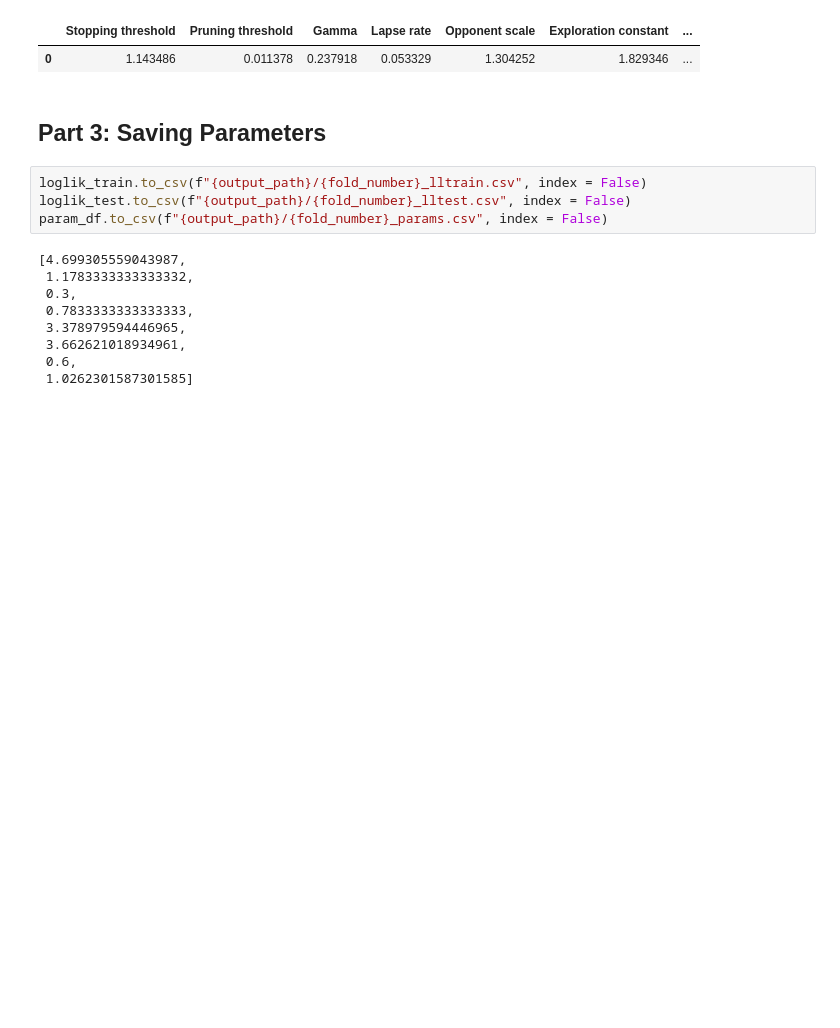
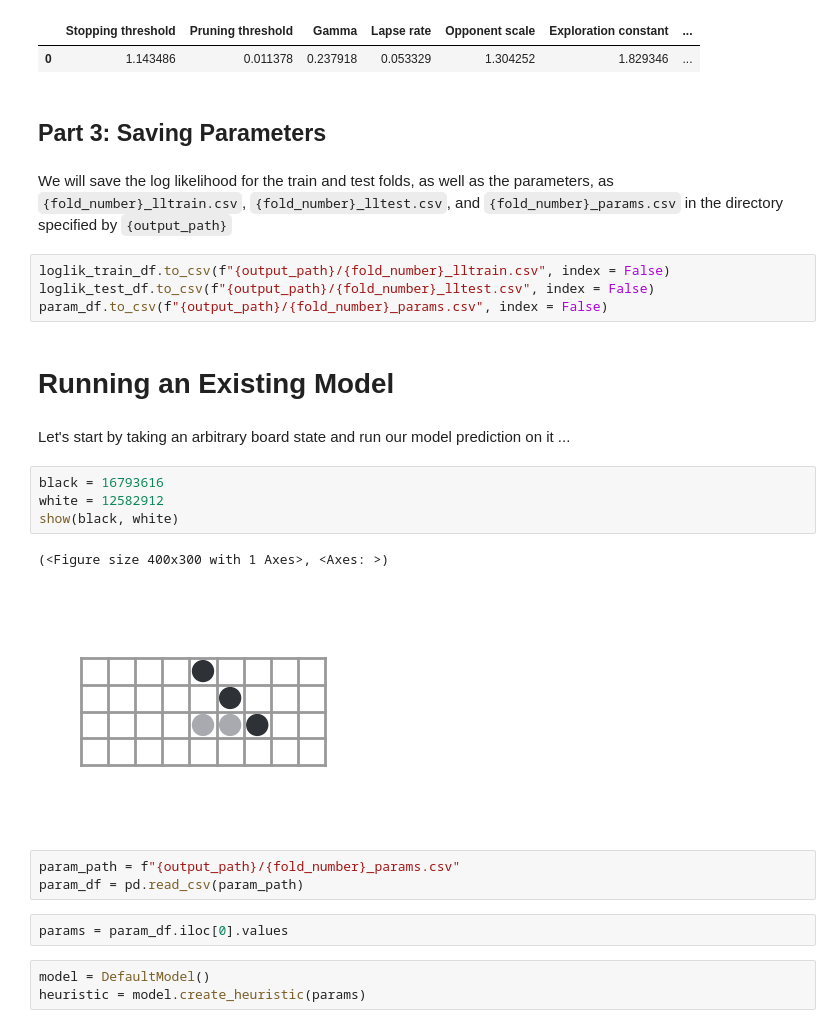
Before and after one commit to WeiJiMaLab/ninarow, a Jupyter notebook: demos/Model Fitting.ipynb, the cells around one changed output. Cells and saved outputs as stored; diff of their text form; blank space fills up the shorter version.

```diff
--- a/demos/Model Fitting.ipynb
+++ b/demos/Model Fitting.ipynb
@@ -167,16 +164,28 @@ Fitted Model Parameters
 | 0 | 1.143486 | 0.011378 | 0.237918 | 0.053329 | 1.304252 | 1.829346 | ... |
 # %% [markdown]
 ## Part 3: Saving Parameters
+# %% [markdown]
+We will save the log likelihood for the train and test folds, as well as the parameters, as `{fold_number}_lltrain.csv`, `{fold_number}_lltest.csv`, and `{fold_number}_params.csv` in the directory specified by `{output_path}`
 # %%
-loglik_train.to_csv(f"{output_path}/{fold_number}_lltrain.csv", index = False)
-loglik_test.to_csv(f"{output_path}/{fold_number}_lltest.csv", index = False)
+loglik_train_df.to_csv(f"{output_path}/{fold_number}_lltrain.csv", index = False)
+loglik_test_df.to_csv(f"{output_path}/{fold_number}_lltest.csv", index = False)
 param_df.to_csv(f"{output_path}/{fold_number}_params.csv", index = False)
-# %% [output]
-[4.699305559043987,
- 1.1783333333333332,
- 0.3,
- 0.7833333333333333,
- 3.378979594446965,
- 3.662621018934961,
- 0.6,
- 1.0262301587301585]
+# %% [markdown]
+# Running an Existing Model
+# %% [markdown]
+Let's start by taking an arbitrary board state and run our model prediction on it ...
+# %%
+black = 16793616
+white = 12582912
+show(black, white)
+# %% [output]
+(<Figure size 400x300 with 1 Axes>, <Axes: >)
+[figure, added]
+# %%
+param_path = f"{output_path}/{fold_number}_params.csv"
+param_df = pd.read_csv(param_path)
+# %%
+params = param_df.iloc[0].values
+# %%
+model = DefaultModel()
+heuristic = model.create_heuristic(params)
```
Also changed, not shown: parts of 9 cells of this notebook, 2 other files.
